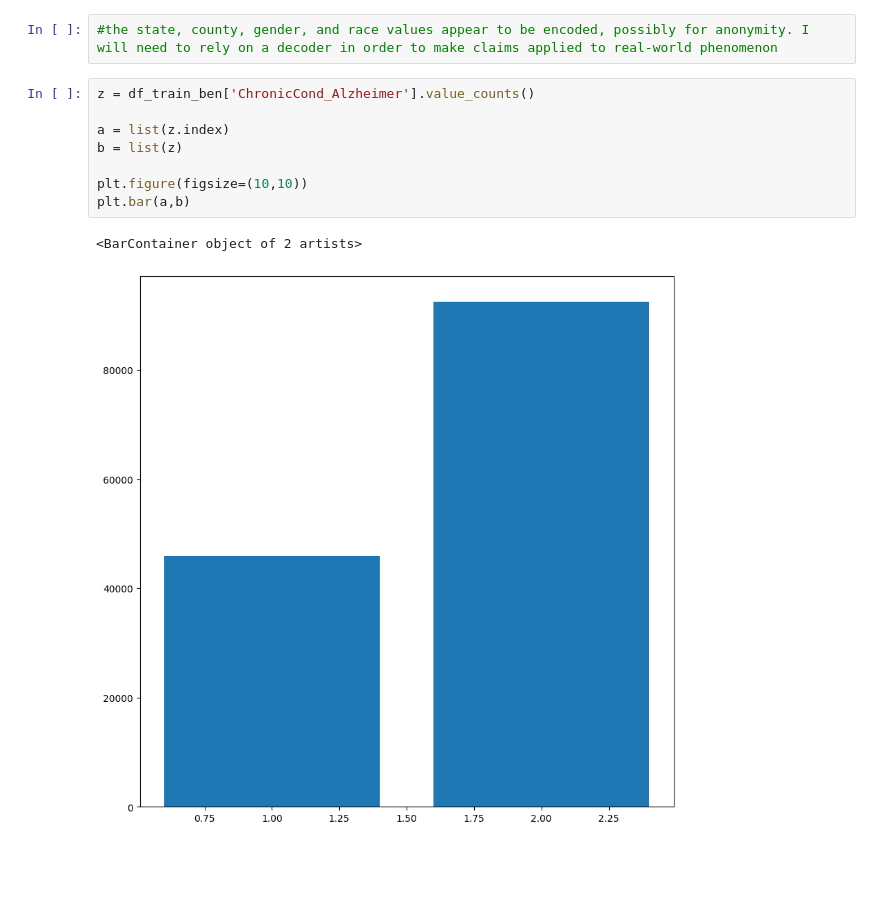
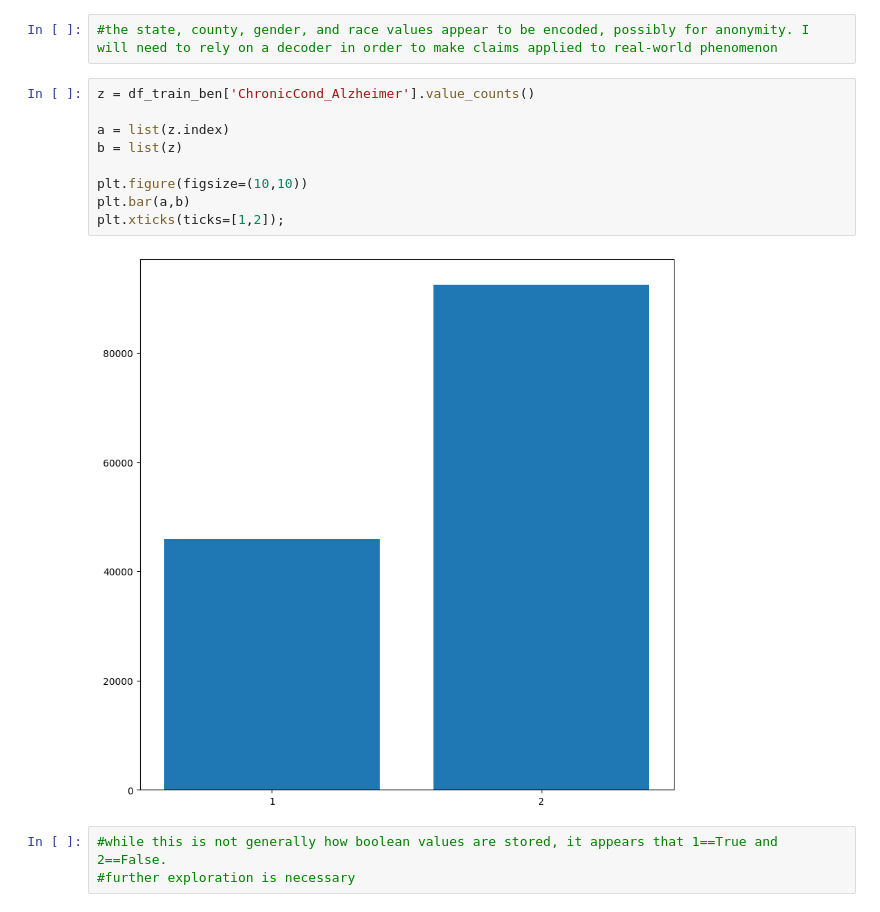
Before and after one commit to dantrainor9/Health-Claims-Fraud, a Jupyter notebook: Health_claims_fraud.ipynb, the cells around one changed output. Cells and saved outputs as stored; diff of their text form; blank space fills up the shorter version.

```diff
--- a/Health_claims_fraud.ipynb
+++ b/Health_claims_fraud.ipynb
@@ -137,11 +137,14 @@ array([230, 280, 590, 270, 680, 810, 610, 140,  30, 360, 982,  10, 780,
 # %%
 z = df_train_ben['ChronicCond_Alzheimer'].value_counts()
 
 a = list(z.index)
 b = list(z)
 
 plt.figure(figsize=(10,10))
 plt.bar(a,b)
+plt.xticks(ticks=[1,2]);
 # %% [output]
-<BarContainer object of 2 artists>
-[figure, old version]
+[figure, new version]
+# %%
+#while this is not generally how boolean values are stored, it appears that 1==True and 2==False.
+#further exploration is necessary
```
